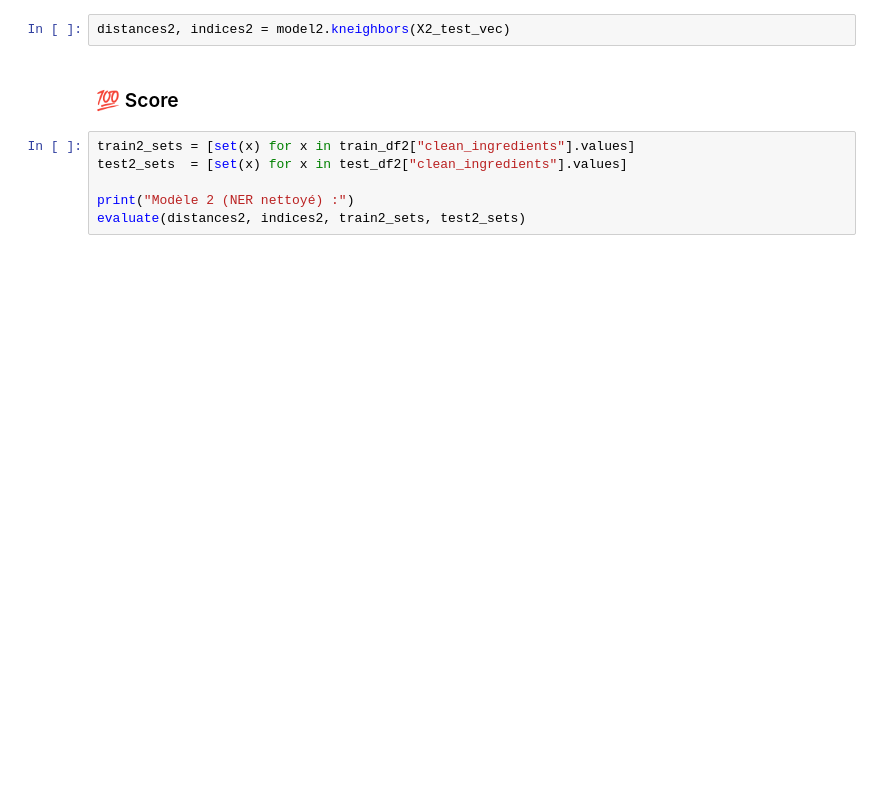
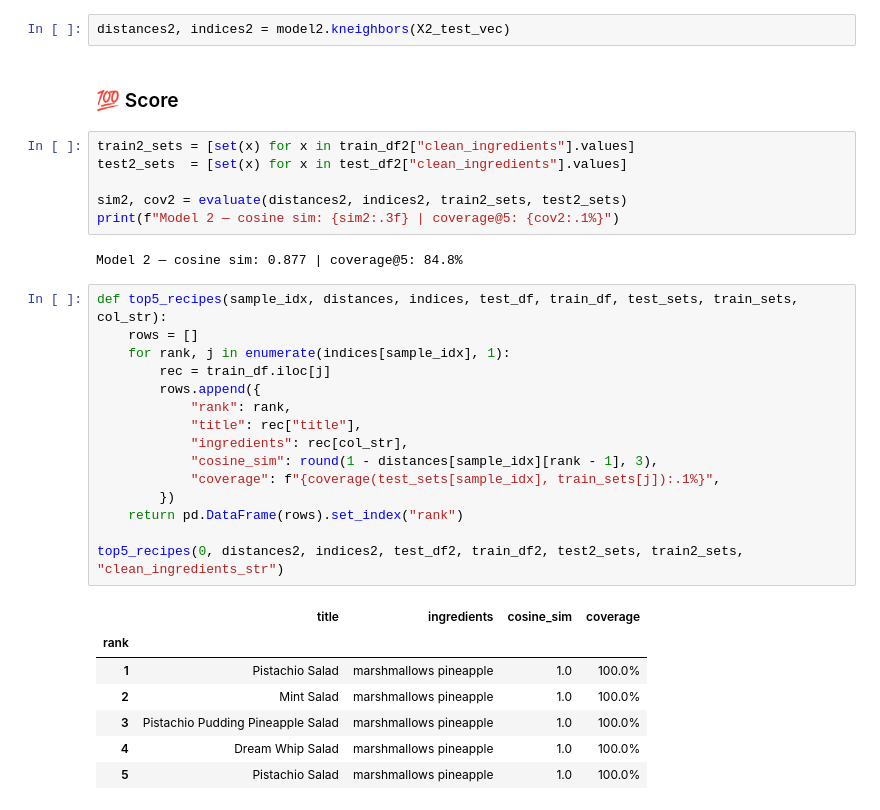
Before and after one commit to louis-heron/2207-recipe-inspiration, a Jupyter notebook: notebooks/Machine_Learning_Model.ipynb, the cells around one changed output. Drawn from its saved outputs; the diff is of its cells as text; blank space fills up the shorter version.

Commit message:
ImplémentatioImplementation of the coverage method

```diff
--- a/notebooks/Machine_Learning_Model.ipynb
+++ b/notebooks/Machine_Learning_Model.ipynb
@@ -202,5 +188,30 @@ distances2, indices2 = model2.kneighbors(X2_test_vec)
 train2_sets = [set(x) for x in train_df2["clean_ingredients"].values]
 test2_sets  = [set(x) for x in test_df2["clean_ingredients"].values]
 
-print("Modèle 2 (NER nettoyé) :")
-evaluate(distances2, indices2, train2_sets, test2_sets)
+sim2, cov2 = evaluate(distances2, indices2, train2_sets, test2_sets)
+print(f"Model 2 — cosine sim: {sim2:.3f} | coverage@5: {cov2:.1%}")
+# %% [output]
+Model 2 — cosine sim: 0.877 | coverage@5: 84.8%
+# %%
+def top5_recipes(sample_idx, distances, indices, test_df, train_df, test_sets, train_sets, col_str):
+    rows = []
+    for rank, j in enumerate(indices[sample_idx], 1):
+        rec = train_df.iloc[j]
+        rows.append({
+            "rank": rank,
+            "title": rec["title"],
+            "ingredients": rec[col_str],
+            "cosine_sim": round(1 - distances[sample_idx][rank - 1], 3),
+            "coverage": f"{coverage(test_sets[sample_idx], train_sets[j]):.1%}",
+        })
+    return pd.DataFrame(rows).set_index("rank")
+
+top5_recipes(0, distances2, indices2, test_df2, train_df2, test2_sets, train2_sets, "clean_ingredients_str")
+# %% [output]
+|  | title | ingredients | cosine_sim | coverage |
+| rank |  |  |  |  |
+| 1 | Pistachio Salad | marshmallows pineapple | 1.0 | 100.0% |
+| 2 | Mint Salad | marshmallows pineapple | 1.0 | 100.0% |
+| 3 | Pistachio Pudding Pineapple Salad | marshmallows pineapple | 1.0 | 100.0% |
+| 4 | Dream Whip Salad | marshmallows pineapple | 1.0 | 100.0% |
+| 5 | Pistachio Salad | marshmallows pineapple | 1.0 | 100.0% |
```
Also changed, not shown: parts of 24 cells of this notebook.
